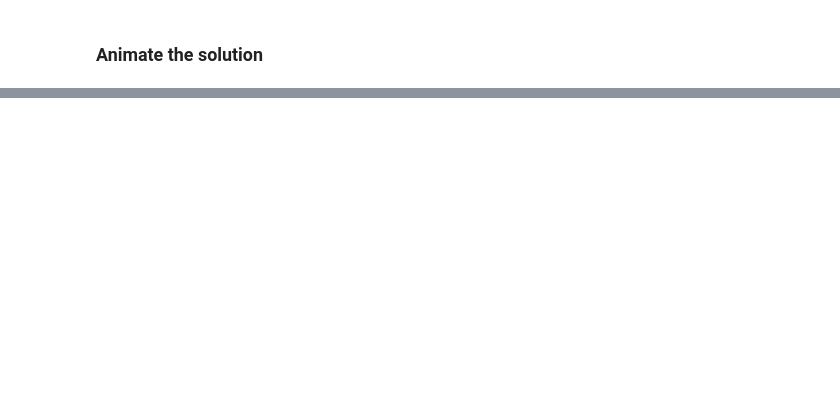
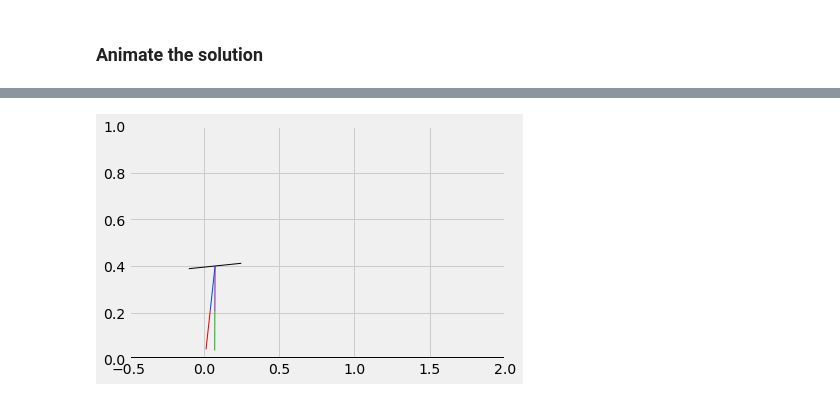
Before and after one commit to emperor-maroond/robotics_masters, a Jupyter notebook: Optimisation_Code/optimisation_freebod.ipynb, the cells around one changed output, grey strips where cells are left out. Drawn from its saved outputs; the diff is of its cells as text; code cells hidden in the pictures; blank space fills up the shorter version.

```diff
--- a/Optimisation_Code/optimisation_freebod.ipynb
+++ b/Optimisation_Code/optimisation_freebod.ipynb
@@ -275,7 +275,7 @@ m.dq0 = Var(m.N, m.DOF) # velocity
 m.tt = Var(m.N, m.cN, bounds = (0, None))
 m.tt0 = Var(m.N, bounds = (0, None))
 
-m.h = Var(m.N, bounds = (0.01, 0.05))
+m.h = Var(m.N, bounds = (0.001, 0.03))
 # m.h = Var(m.N, bounds = (0.001, 0.01))
 
 a = [[0.19681547722366, 0.39442431473909, 0.37640306270047],
@@ -654,11 +654,11 @@ def def_hip_motor_model_n_L(m,n):
 m.def_hip_motor_model_n_L = Constraint(m.N, rule = def_hip_motor_model_n_L)
 
 def pneumaticsPos_L(m, kn):
-    return ((1 - m.kSlack_pos_L[kn])*(m.kSlack_pos_L[kn])) <= m.eps/10
+    return ((1 - m.kSlack_pos_L[kn])*(m.kSlack_pos_L[kn])) <= m.eps/1
 m.pneumaticsPos_L = Constraint(m.kN,  rule = pneumaticsPos_L)
 
 def pneumaticsNeg_L(m, kn):
-    return ((1 - m.kSlack_neg_L[kn])*(m.kSlack_neg_L[kn])) <= m.eps/10
+    return ((1 - m.kSlack_neg_L[kn])*(m.kSlack_neg_L[kn])) <= m.eps/1
 m.pneumaticsNeg_L = Constraint(m.kN,  rule = pneumaticsNeg_L)
 
 def BucketNodePos_L(m, n):
@@ -684,19 +684,19 @@ def BucketNodeNeg_L(m, n):
 m.BucketNodeNeg_L = Constraint(m.N, rule = BucketNodeNeg_L)
 
 def pushOrPull_L(m, n):
-    return m.Fbang_neg_L[n]*m.Fbang_pos_L[n] <= m.eps/10
+    return m.Fbang_neg_L[n]*m.Fbang_pos_L[n] <= m.eps/1
 m.pushOrPull_L = Constraint(m.N, rule = pushOrPull_L)
 
 def extension_contact_L(m,n):
     if(n < N-2):
-        return (m.l_max - m.q0[n+1,'r_L'])*(m.FhardStop_ext_L[n]) <= m.eps/10
+        return (m.l_max - m.q0[n+1,'r_L'])*(m.FhardStop_ext_L[n]) <= m.eps/1
     else:
         return m.FhardStop_ext_L[n] == 0
 m.extension_contact_L = Constraint(m.N, rule = extension_contact_L)
 
 def retraction_contact_L(m,n):
     if (n < N-2):
-        return (m.q0[n+1,'r_L'] - m.l_min)*(m.FhardStop_rtn_L[n]) <= m.eps/10
+        return (m.q0[n+1,'r_L'] - m.l_min)*(m.FhardStop_rtn_L[n]) <= m.eps/1
     else:
         return m.FhardStop_rtn_L[n] == 0
 m.retraction_contact_L = Constraint(m.N, rule = retraction_contact_L)
@@ -712,11 +712,11 @@ def def_hip_motor_model_n_R(m,n):
 m.def_hip_motor_model_n_R = Constraint(m.N, rule = def_hip_motor_model_n_R)
 
 def pneumaticsPos_R(m, kn):
-    return ((1 - m.kSlack_pos_R[kn])*(m.kSlack_pos_R[kn])) <= m.eps/10
+    return ((1 - m.kSlack_pos_R[kn])*(m.kSlack_pos_R[kn])) <= m.eps/1
 m.pneumaticsPos_R = Constraint(m.kN,  rule = pneumaticsPos_R)
 
 def pneumaticsNeg_R(m, kn):
-    return ((1 - m.kSlack_neg_R[kn])*(m.kSlack_neg_R[kn])) <= m.eps/10
+    return ((1 - m.kSlack_neg_R[kn])*(m.kSlack_neg_R[kn])) <= m.eps/1
 m.pneumaticsNeg_R = Constraint(m.kN,  rule = pneumaticsNeg_R)
 
 def BucketNodePos_R(m, n):
@@ -742,19 +742,19 @@ def BucketNodeNeg_R(m, n):
 m.BucketNodeNeg_R = Constraint(m.N, rule = BucketNodeNeg_R)
 
 def pushOrPull_R(m, n):
-    return m.Fbang_neg_R[n]*m.Fbang_pos_R[n] <= m.eps/10
+    return m.Fbang_neg_R[n]*m.Fbang_pos_R[n] <= m.eps/1
 m.pushOrPull_R = Constraint(m.N, rule = pushOrPull_R)
 
 def extension_contact_R(m,n):
     if(n < N-2):
-        return (m.l_max - m.q0[n+1,'r_R'])*(m.FhardStop_ext_R[n]) <= m.eps/10
+        return (m.l_max - m.q0[n+1,'r_R'])*(m.FhardStop_ext_R[n]) <= m.eps/1
     else:
         return m.FhardStop_ext_R[n] == 0
 m.extension_contact_R = Constraint(m.N, rule = extension_contact_R)
 
 def retraction_contact_R(m,n):
     if (n < N-2):
-        return (m.q0[n+1,'r_R'] - m.l_min)*(m.FhardStop_rtn_R[n]) <= m.eps/10
+        return (m.q0[n+1,'r_R'] - m.l_min)*(m.FhardStop_rtn_R[n]) <= m.eps/1
     else:
         return m.FhardStop_rtn_R[n] == 0
 m.retraction_contact_R = Constraint(m.N, rule = retraction_contact_R)
@@ -993,7 +993,7 @@ done
 # %%
 # Bounds ******************************************************************************
 def setxBounds(m,n):
-    return (-1.0, m.q0[n,'x'], m.distance+1)
+    return (-1.0, m.q0[n,'x'], m.distance+0.1)
 m.setxBounds = Constraint(m.N, rule=setxBounds)
 def setzBounds(m,n):
     return (0.0, m.q0[n,'z'], 1.0)
@@ -1502,7 +1504,7 @@ done
 #### Run the solver
 # %%
 opt = SolverFactory('ipopt') # standard issue, garden variety ipopt
-opt.options["print_level"] = 3 # was 5 # prints a log with each iteration (you want to this - it's the only way to see progress.)
+opt.options["print_level"] = 1 # was 5 # prints a log with each iteration (you want to this - it's the only way to see progress.)
 opt.options["max_iter"] = 100000 # maximum number of iterations
 opt.options["max_cpu_time"] = 12000000 # maximum cpu time in seconds
 opt.options["Tol"] = 1e-6 # the tolerance for feasibility. Considers constraints satisfied when they're within this margin.
@@ -1516,14 +1518,14 @@ results = opt.solve(m, tee=True)
 
 def CostFun(m):
     return sum((m.tau_a_L[n]**2 + m.tau_a_R[n]**2) for n in range(1,N+1)) #Minimum total actuator force and torque
-m.Cost = Objective(rule = CostFun)
+# m.Cost = Objective(rule = CostFun)
 
 def CostFunction(m):
     sum_time = 0
     for n in range(1,N+1):
         sum_time = sum_time + hm*m.h[n]
     return sum_time
-# m.Cost = Objective(rule = CostFunction)
+m.Cost = Objective(rule = CostFunction)
 
 #loop solve with proper objective
 for i in range(0,4):
@@ -1566,11 +1571,12 @@ plt.style.use(['fivethirtyeight','seaborn-deep'])
 
 fig1, ax1 = plt.subplots(1,1) #create axes
 #ax1.set_aspect('equal')
-
 def plot_robot(i,m,ax): #update function for animation
     ax.clear()
     ax.set_xlim([-0.5,2])
     ax.set_ylim([0,1])
+
+    ax.plot([-0.5,2],[0,0],color='xkcd:black')
 
     #plot body
     body_xb = m.q0[i,'x'].value - 0.5*m.lb*cos(m.q0[i,'theta_b'].value)
@@ -1615,3 +1621,4 @@ animate = ani.FuncAnimation(fig1,update,range(1,N+1),interval = 50,repeat=False)
 
 HTML(animate.to_jshtml())
 #HTML(animate.to_html5_video())
+# %% [output]
@@ -1618,3 +1626,4 @@ HTML(animate.to_jshtml())
+[figure, added]
 # %%
 plt.axes()
 plt.grid(True)
```
Also changed, not shown: parts of 13 cells of this notebook, 3 other files.
